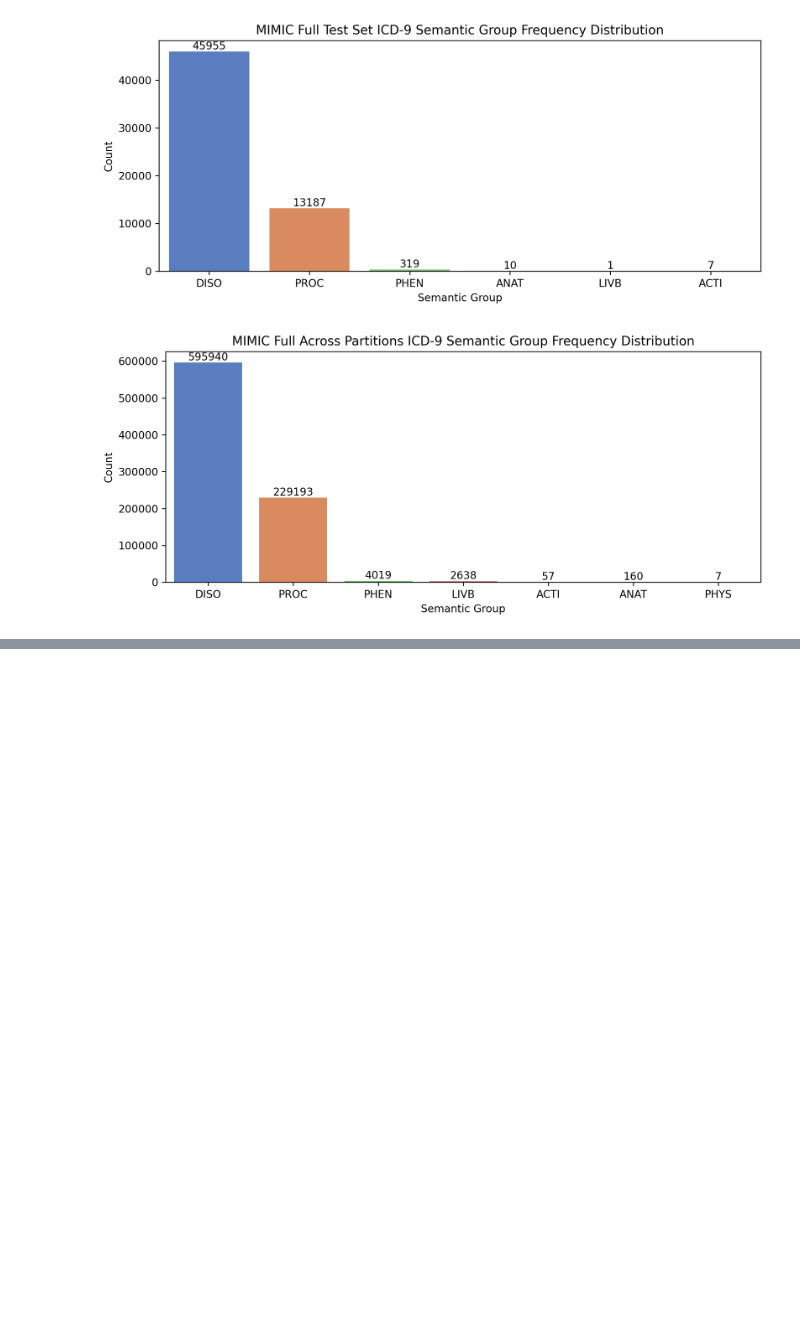
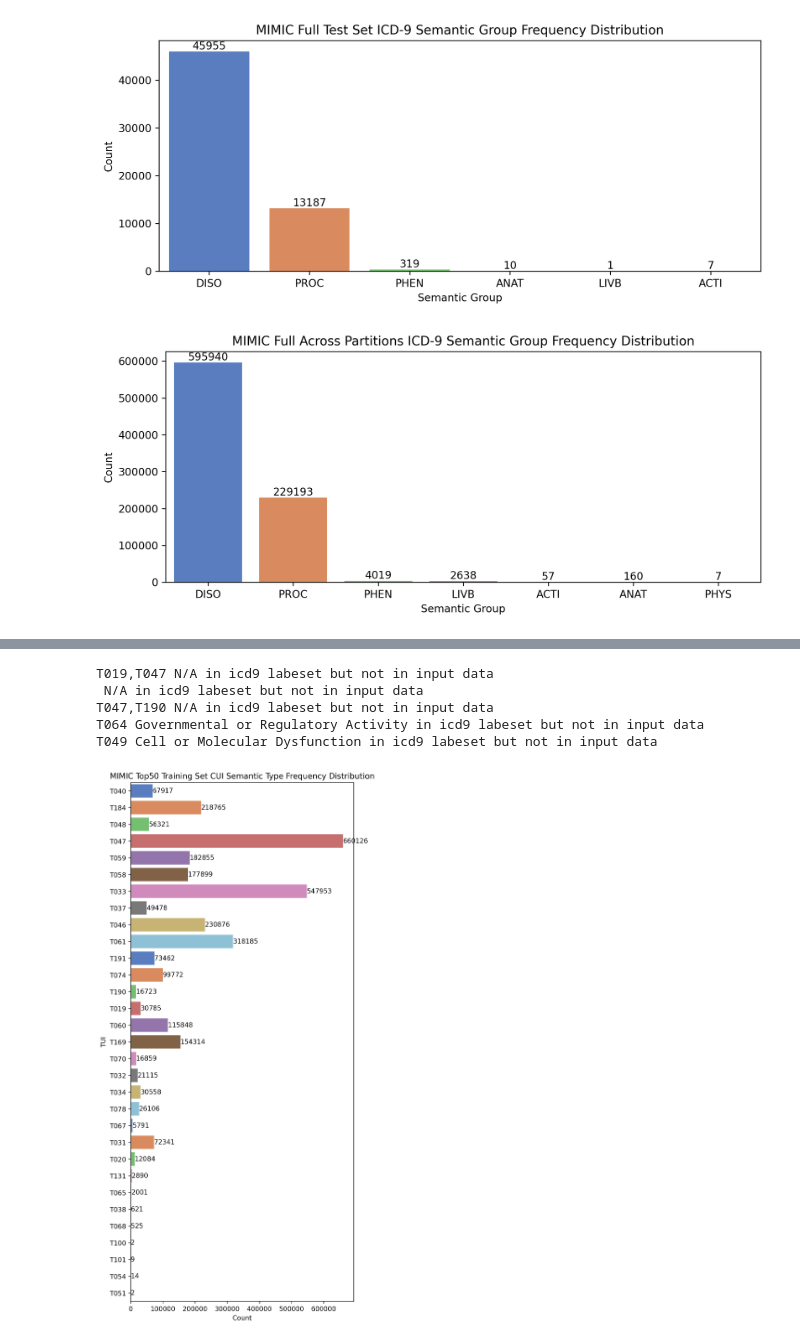
Before and after one commit to pokarats/CoDER, a Jupyter notebook: src/umls/icd9_seminfo_analysis.ipynb, the cells around one changed output, grey strips where cells are left out. Drawn from its saved outputs; the diff is of its cells as text; code cells hidden in the pictures; blank space fills up the shorter version.

Commit message:
semantic analysis notebook draft for gnn visualization

```diff
--- a/src/umls/icd9_seminfo_analysis.ipynb
+++ b/src/umls/icd9_seminfo_analysis.ipynb
@@ -280,0 +361,35 @@ plt.show()
+# %%
+TOP50_CSV_FILE = f"{PROJ_FOLDER / 'data/mimic3/50/train_50.csv'}"
+FULL_CSV_FILE = f"{PROJ_FOLDER / 'data/mimic3/full/train_full.csv'}"
+TOP50_UMLS_FILE = f"{PROJ_FOLDER / 'data/linked_data/50/train_50_umls.txt'}"
+FULL_UMLS_FILE = f"{PROJ_FOLDER / 'data/linked_data/full/train_full_full_umls.txt'}"
+PRUNE_FILE_CASE4_50 = f"{PROJ_FOLDER / 'data/linked_data/50/50_cuis_to_discard_snomedcase4.pickle'}"
+PRUNE_FILE_CASE4_FULL = f"{PROJ_FOLDER / 'data/linked_data/full/full_cuis_to_discard_snomedcase4.pickle'}"
+# %%
+def get_cui_sem_freq(cui_doc_iter, cui_to_sg_mapping, cui_to_tui_mapping, tui_to_sg_mapping):
+    sem_group_counter = Counter()
+    tui_counter = Counter()
+    no_umls_coverage = Counter()
+
+    for _, doc, _ in cui_doc_iter:
+        for sent in doc:
+            for cui in sent:
+                sg = cui_to_sg_mapping.get(cui, '')
+                tui = cui_to_tui_mapping.get(cui, '')
+                if not sg:
+                    sg = tui_to_sg_mapping.get(tui, '')
+                    if not sg:
+                        print(f"{cui} not in UMLS!!")
+                        no_umls_coverage.update([cui])
+                        continue
+                sem_group_counter.update([sg])
+                tui_counter.update([tui])
+
+    return sem_group_counter, tui_counter, no_umls_coverage
+# %%
+top50_cui_docs = MimicCuiDocIter(TOP50_UMLS_FILE, 0.7, True, PRUNE_FILE_CASE4_50)
+# %%
+top50_sg_freq, top50_tui_freq, top50_no_coverage = get_cui_sem_freq(top50_cui_docs,
+                                                                    cui_to_sem_group,
+                                                                    cui_to_tui,
+                                                                    sem_type_to_sem_group)
@@ -280,0 +451,21 @@ plt.show()
+# %%
+for tui, count in icd9_tui_counter.most_common():
+    if tui not in top50_tui_freq:
+        print(f"{tui} {tui_to_desc.get(tui, 'N/A')} in icd9 labeset but not in input data")
+# %% [output]
+T019,T047 N/A in icd9 labeset but not in input data
+ N/A in icd9 labeset but not in input data
+T047,T190 N/A in icd9 labeset but not in input data
+T064 Governmental or Regulatory Activity in icd9 labeset but not in input data
+T049 Cell or Molecular Dysfunction in icd9 labeset but not in input data
+# %%
+plt.figure(figsize=(6,12), dpi=240)
+ax = sns.barplot(x=list(top50_tui_freq.values()), y=list(top50_tui_freq.keys()),palette="muted")
+plt.ylabel(f"TUI")
+plt.xlabel(f"Count")
+plt.title(f"MIMIC Top50 Training Set CUI Semantic Type Frequency Distribution")
+plt.bar_label(ax.containers[0])
+plt.tight_layout()
+plt.show()
+# %% [output]
+[figure, added]
```
Also changed, not shown: parts of 50 cells of this notebook.
